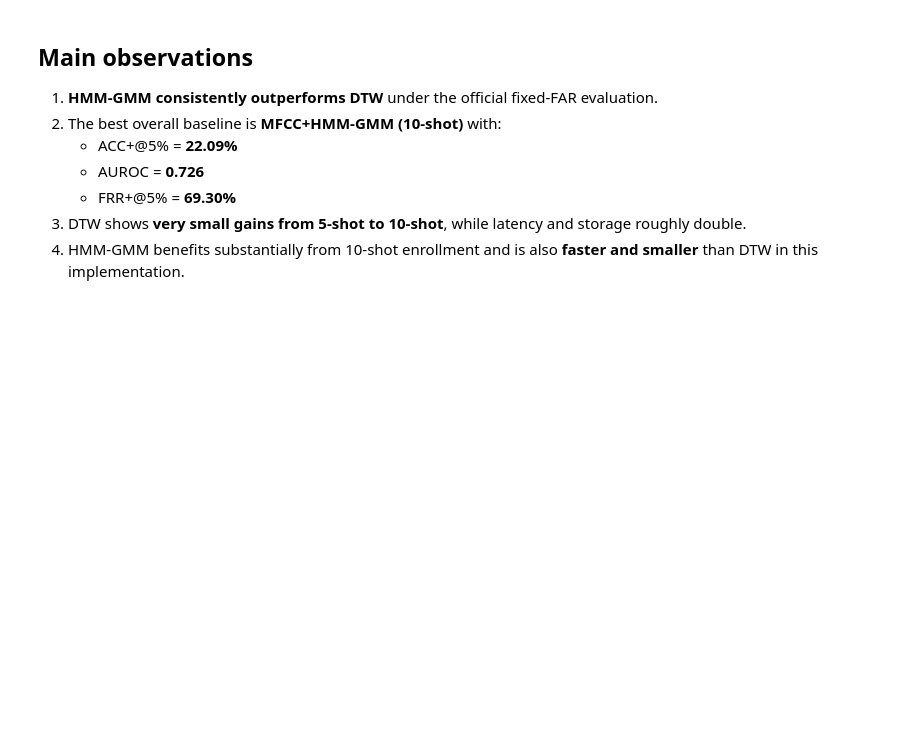
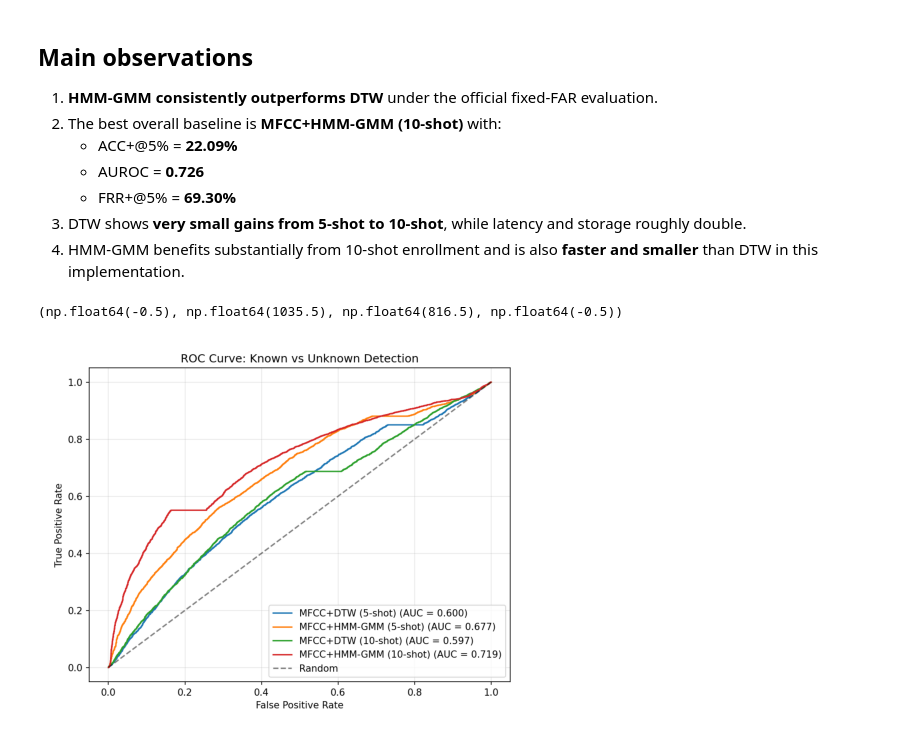
Before and after one commit to theraSara/SpeechProject, a Jupyter notebook: classical_baselines_official_analysis.ipynb, the cells around one changed output. Cells and saved outputs as stored; diff of their text form; code cells hidden in the pictures; blank space fills up the shorter version.

Commit message:
Included figures

```diff
--- a/classical_baselines_official_analysis.ipynb
+++ b/classical_baselines_official_analysis.ipynb
@@ -38,3 +38,12 @@ summary_df[['method','acc_plus_5','auroc','frr_plus_5','far_at_5','mean_inferenc
    - FRR+@5% = **69.30%**
 3. DTW shows **very small gains from 5-shot to 10-shot**, while latency and storage roughly double.
 4. HMM-GMM benefits substantially from 10-shot enrollment and is also **faster and smaller** than DTW in this implementation.
+# %%
+from PIL import Image
+
+img = Image.open("./results/roc_comparison.png")
+plt.imshow(img)
+plt.axis("off")
+# %% [output]
+(np.float64(-0.5), np.float64(1035.5), np.float64(816.5), np.float64(-0.5))
+[figure, added]
```
Also changed, not shown: parts of 2 cells of this notebook.
